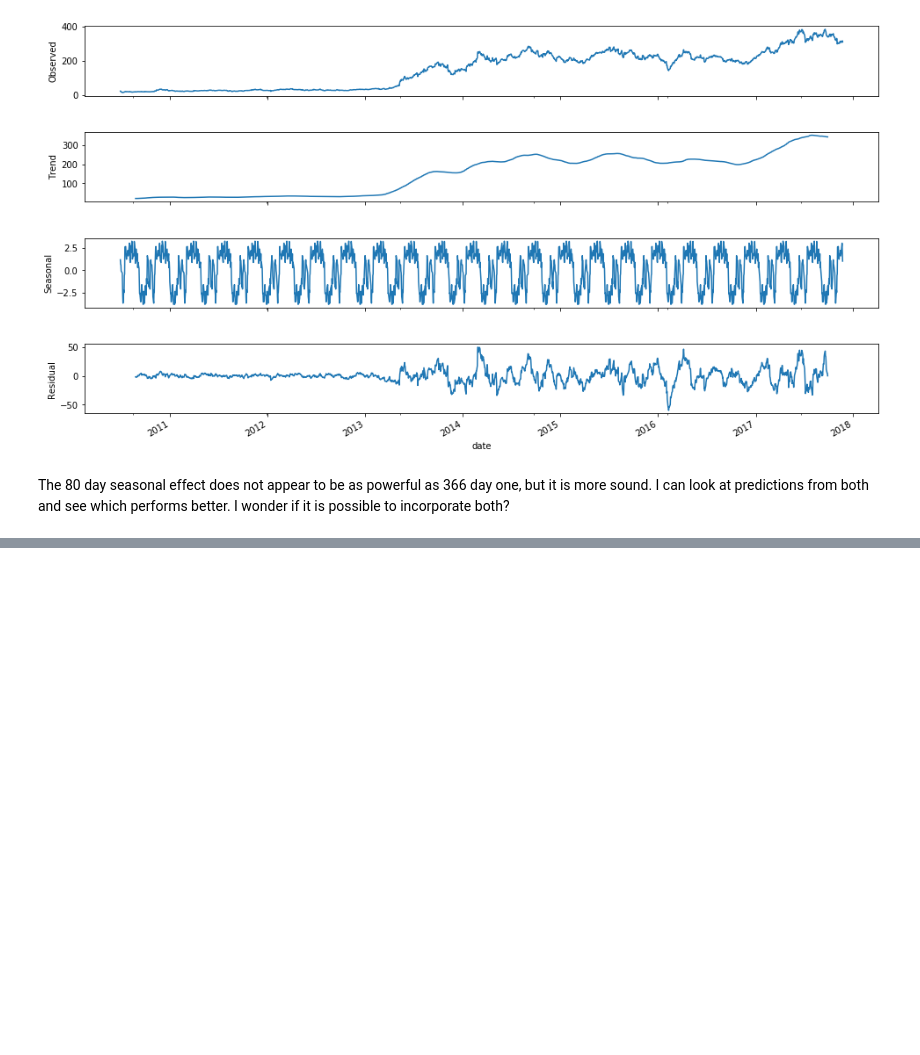
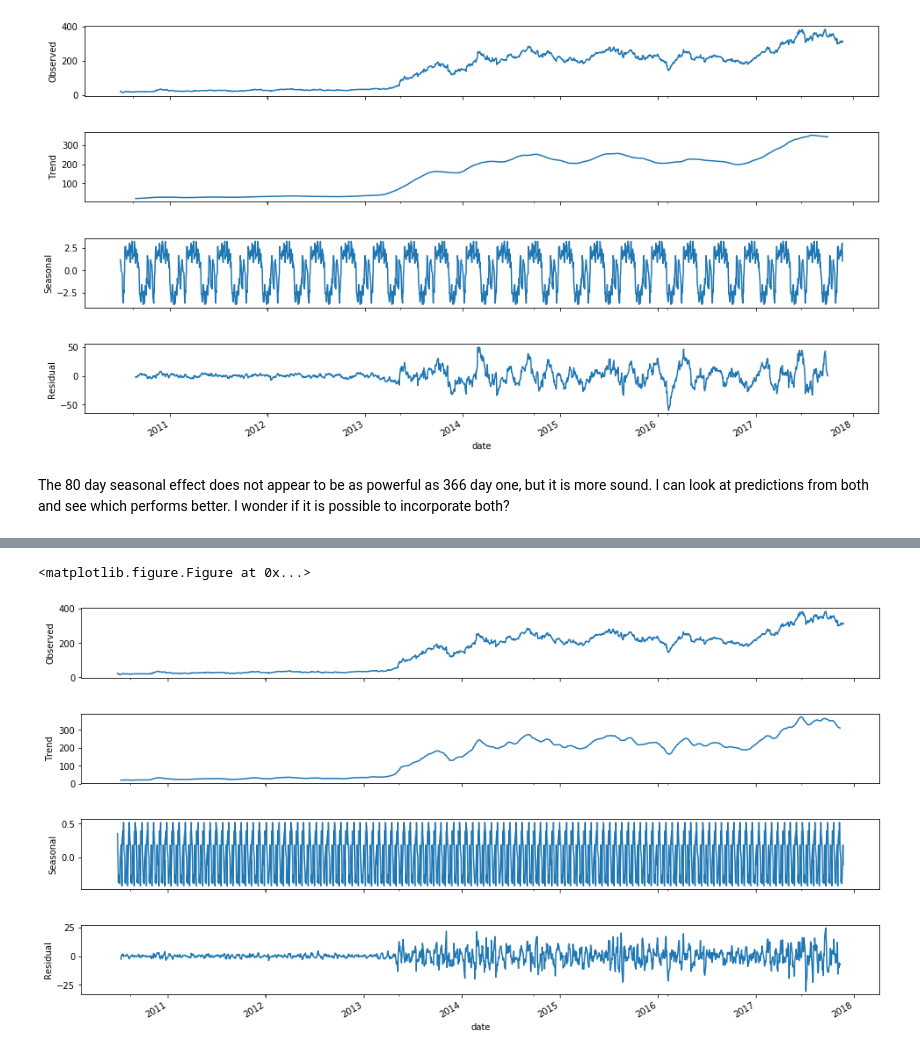
Before and after one commit to dale-wahl/Tesla_stock_prediction, a Jupyter notebook: EDA_tesla_time_series.ipynb, the cells around one changed output, grey strips where cells are left out. Cells and saved outputs as stored; diff of their text form; code cells hidden in the pictures; blank space fills up the shorter version.

```diff
--- a/EDA_tesla_time_series.ipynb
+++ b/EDA_tesla_time_series.ipynb
@@ -253,0 +275,9 @@ The 80 day seasonal effect does not appear to be as powerful as 366 day one, but
+# %%
+decomposition = seasonal_decompose(stock.close, freq=16)
+fig = plt.figure()
+fig = decomposition.plot()
+fig.set_size_inches(15, 8)
+plt.show()
+# %% [output]
+<matplotlib.figure.Figure at 0x...>
+[figure, added]
```
Also changed, not shown: parts of 6 cells of this notebook, 12 other files.
